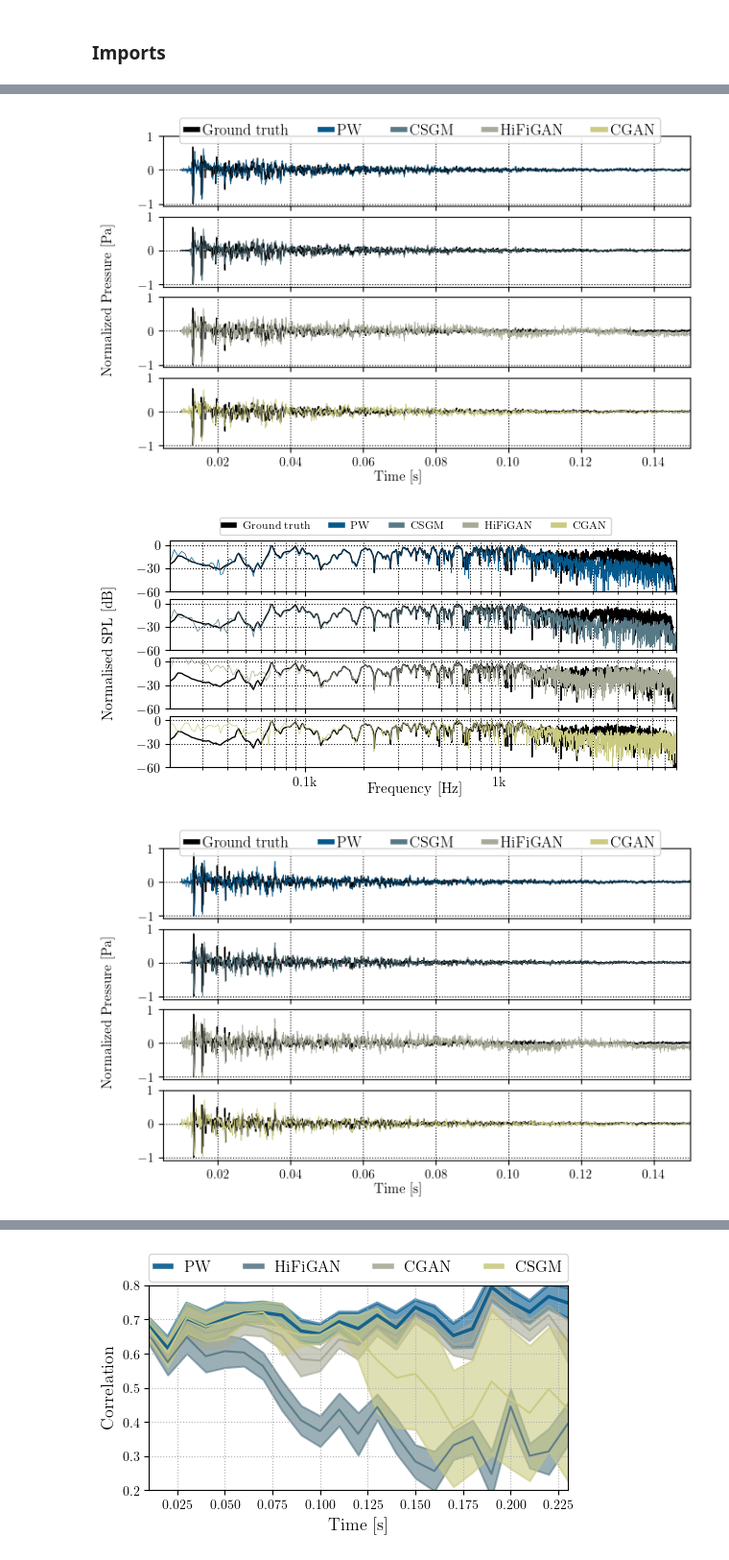
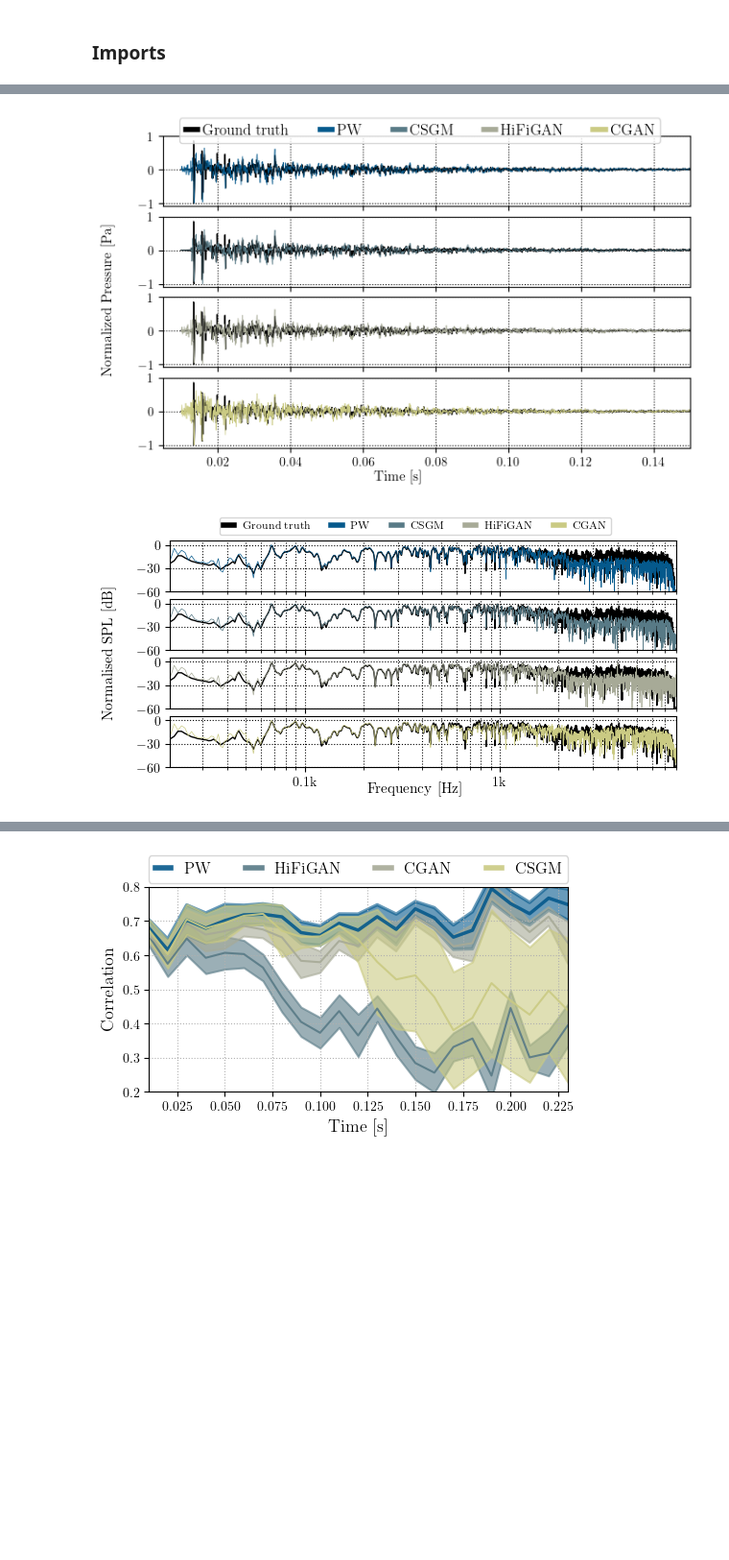
Before and after one commit to xefonon/BandwidthExtensionRIRs, a Jupyter notebook: src/visualization/bandwidth_extension_example.ipynb, the cells around one changed output, grey strips where cells are left out. Shown: that part at 96% size. Cells and saved outputs as stored; diff of their text form; code cells hidden in the pictures; blank space fills up the shorter version.

```diff
--- a/src/visualization/bandwidth_extension_example.ipynb
+++ b/src/visualization/bandwidth_extension_example.ipynb
@@ -28,13 +81,10 @@ npzfilehifiproc = os.path.join(str(hififilepath), 'generator_inference_processed
 # %%
-# testlist = [2]
-testlist = [0, 2, 5, 8, 10, 13, 14]
+testlist = [2]
+# testlist = [0, 2, 5, 8, 10, 13, 14]
 for ind in testlist:
     plot_all_rirs(index=ind)
     plot_all_frfs(index=ind)
-# save_rirs()
-# run_metrics()
 # plot_broadband_error_dist(magnitude = True)
 # %% [output]
-[figure, old version]
+[figure, new version]
-[figure, old version]
+[figure, new version]
-[figure, removed]
```
Also changed, not shown: parts of 8 cells of this notebook, 22 other files.
